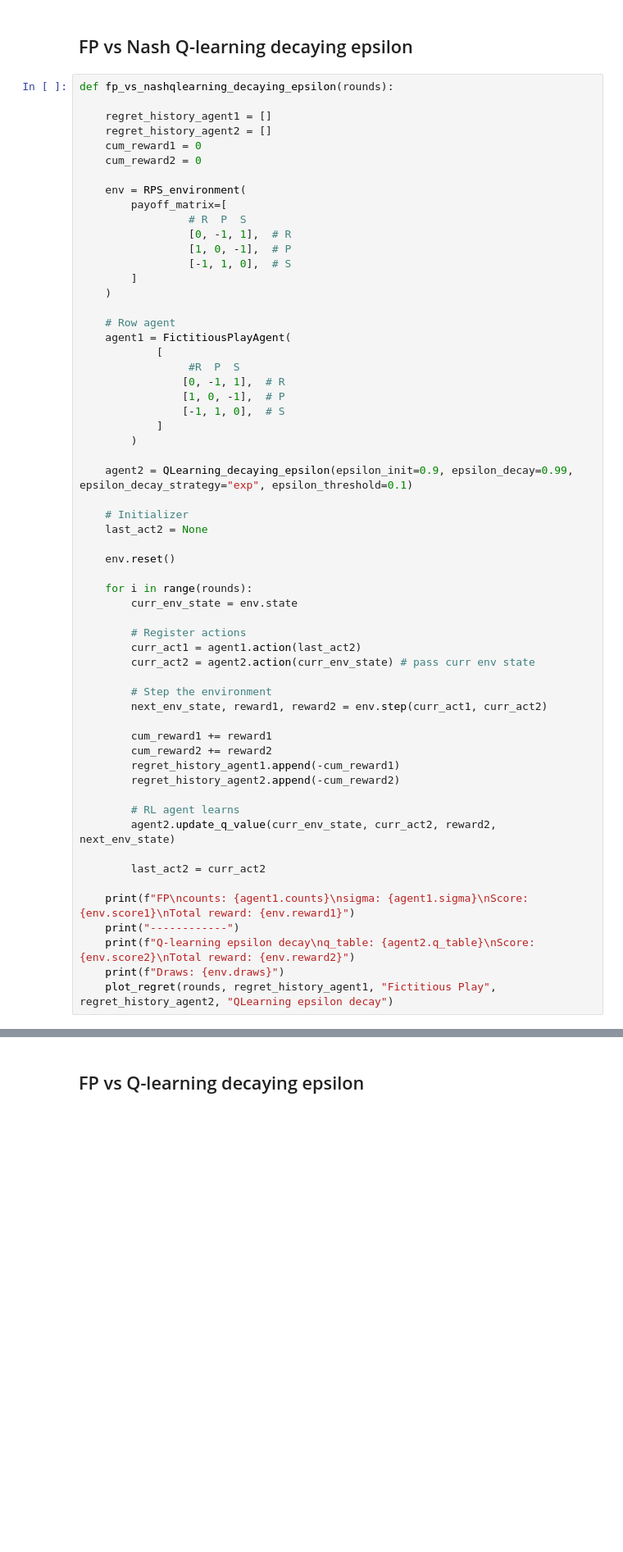
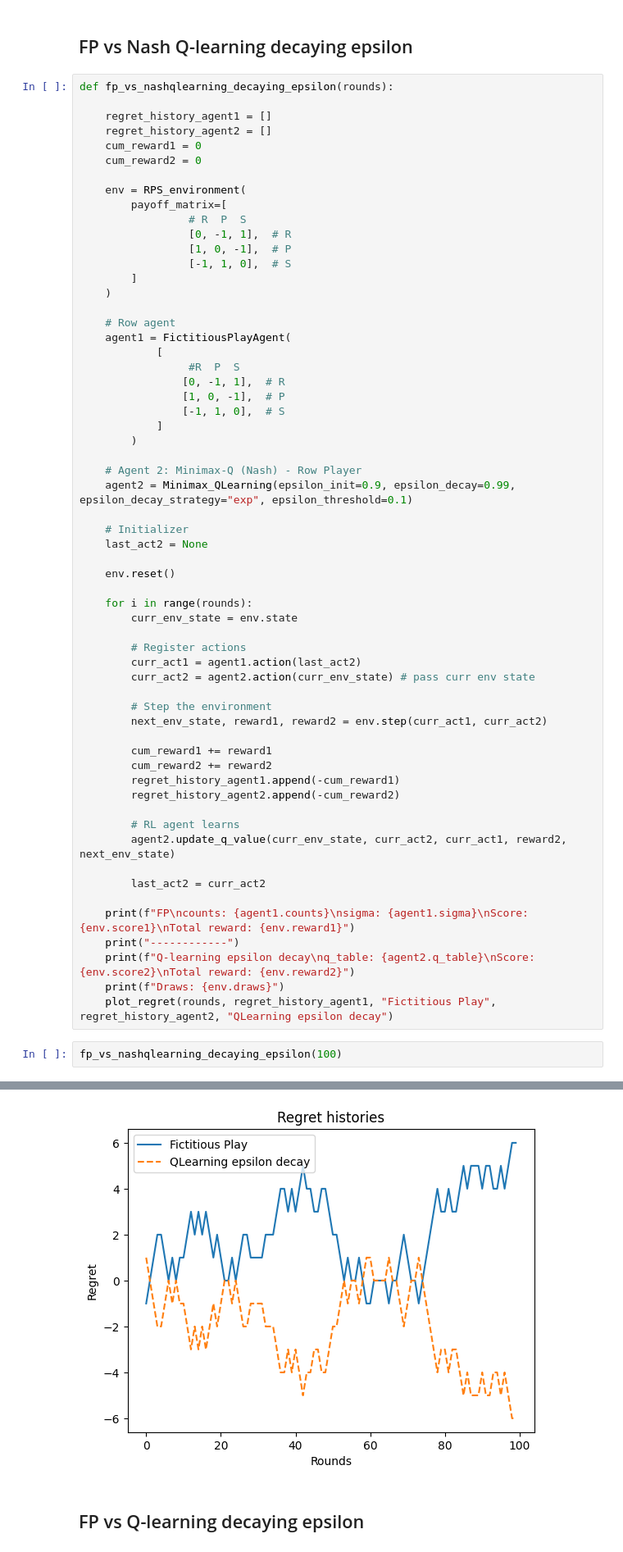
Before and after one commit to gpetrousov/adversarial_rl_demokritos, a Jupyter notebook: FP_and_RL_equilibria.ipynb, the cells around one changed output, grey strips where cells are left out. Shown at 82% size. Drawn from its saved outputs; the diff is of its cells as text; blank space fills up the shorter version.

Commit message:
Added FP vs NashQ-learning with decaying epsilon scenario

```diff
--- a/FP_and_RL_equilibria.ipynb
+++ b/FP_and_RL_equilibria.ipynb
@@ -904,7 +904,8 @@ def fp_vs_nashqlearning_decaying_epsilon(rounds):
             ]
         )
 
-    agent2 = QLearning_decaying_epsilon(epsilon_init=0.9, epsilon_decay=0.99, epsilon_decay_strategy="exp", epsilon_threshold=0.1)
+    # Agent 2: Minimax-Q (Nash) - Row Player
+    agent2 = Minimax_QLearning(epsilon_init=0.9, epsilon_decay=0.99, epsilon_decay_strategy="exp", epsilon_threshold=0.1)
 
     # Initializer
     last_act2 = None
@@ -927,7 +928,7 @@ def fp_vs_nashqlearning_decaying_epsilon(rounds):
         regret_history_agent2.append(-cum_reward2)
 
         # RL agent learns
-        agent2.update_q_value(curr_env_state, curr_act2, reward2, next_env_state)
+        agent2.update_q_value(curr_env_state, curr_act2, curr_act1, reward2, next_env_state)
 
         last_act2 = curr_act2
 
@@ -936,3 +937,6 @@ def fp_vs_nashqlearning_decaying_epsilon(rounds):
     print(f"Q-learning epsilon decay\nq_table: {agent2.q_table}\nScore: {env.score2}\nTotal reward: {env.reward2}")
     print(f"Draws: {env.draws}")
     plot_regret(rounds, regret_history_agent1, "Fictitious Play", regret_history_agent2, "QLearning epsilon decay")
+# %%
+fp_vs_nashqlearning_decaying_epsilon(100)
+# %% [output]
@@ -939,3 +956,4 @@ def fp_vs_nashqlearning_decaying_epsilon(rounds):
+[figure, added]
 # %% [markdown]
 ## FP vs Q-learning decaying epsilon
 # %%
```
Also changed, not shown: parts of 1 cell of this notebook.
